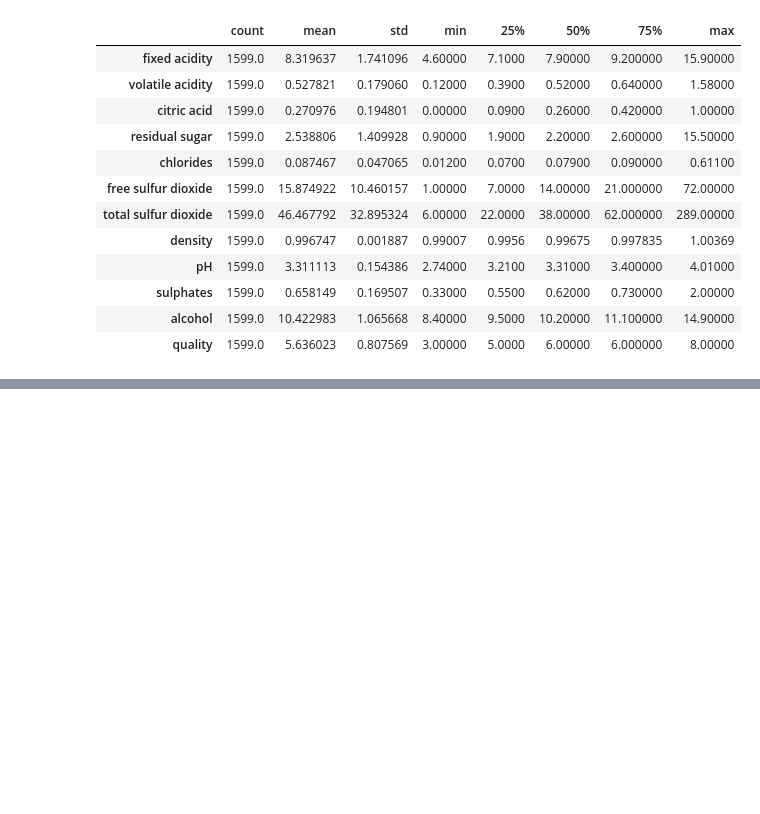
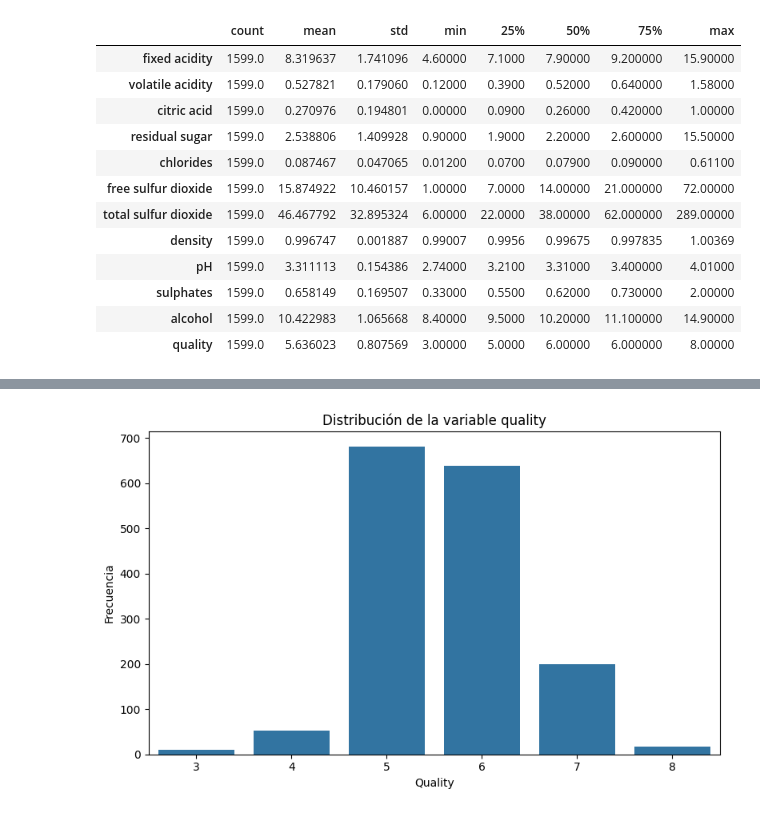
Before and after one commit to ignaciocastillo/WineQuality-CastilloVega, a Jupyter notebook: notebooks/analisis_vino.ipynb, the cells around one changed output, grey strips where cells are left out. Saved outputs shown, nothing was run; the diff lists cells and outputs as text; code cells hidden in the pictures; blank space fills up the shorter version.

```diff
--- a/notebooks/analisis_vino.ipynb
+++ b/notebooks/analisis_vino.ipynb
@@ -70,0 +92,4 @@ Las variables presentan escalas distintas, por lo que será necesario aplicar es
+# %%
+analisis.distribucion_quality()
+# %% [output]
+[figure, added]
```
Also changed, not shown: parts of 51 cells of this notebook, 27 other files.
